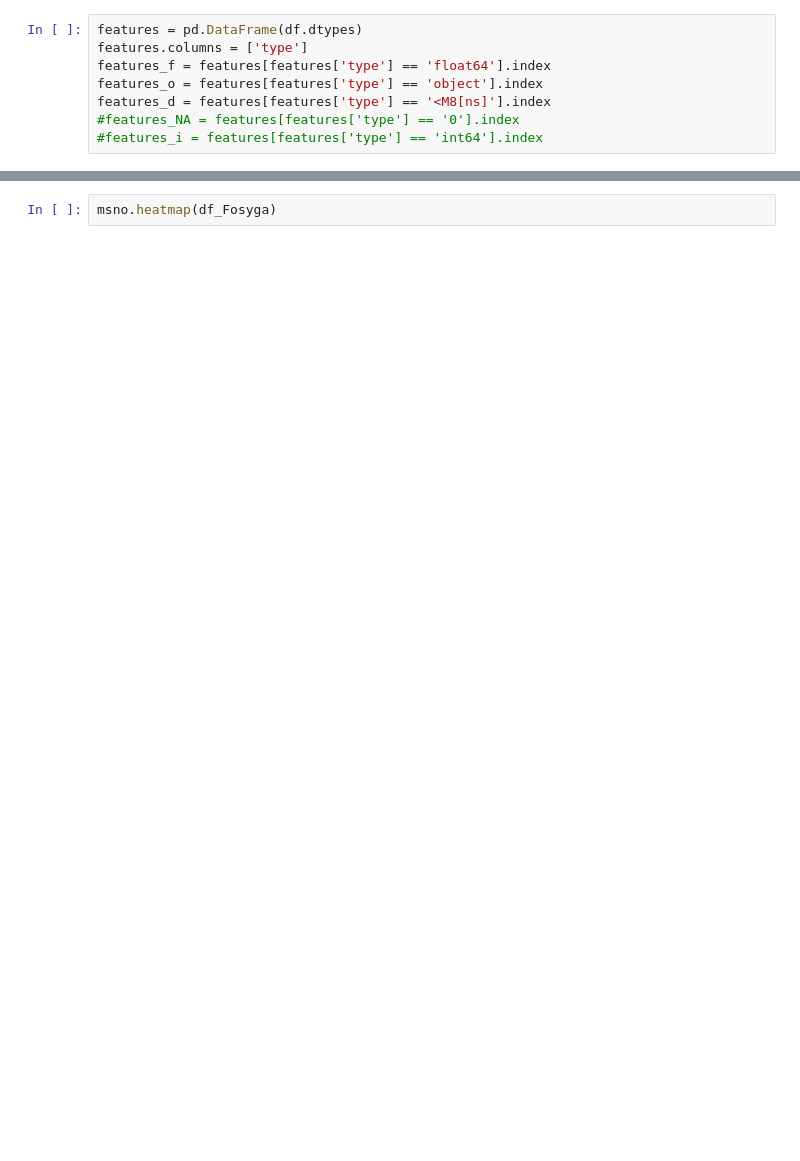
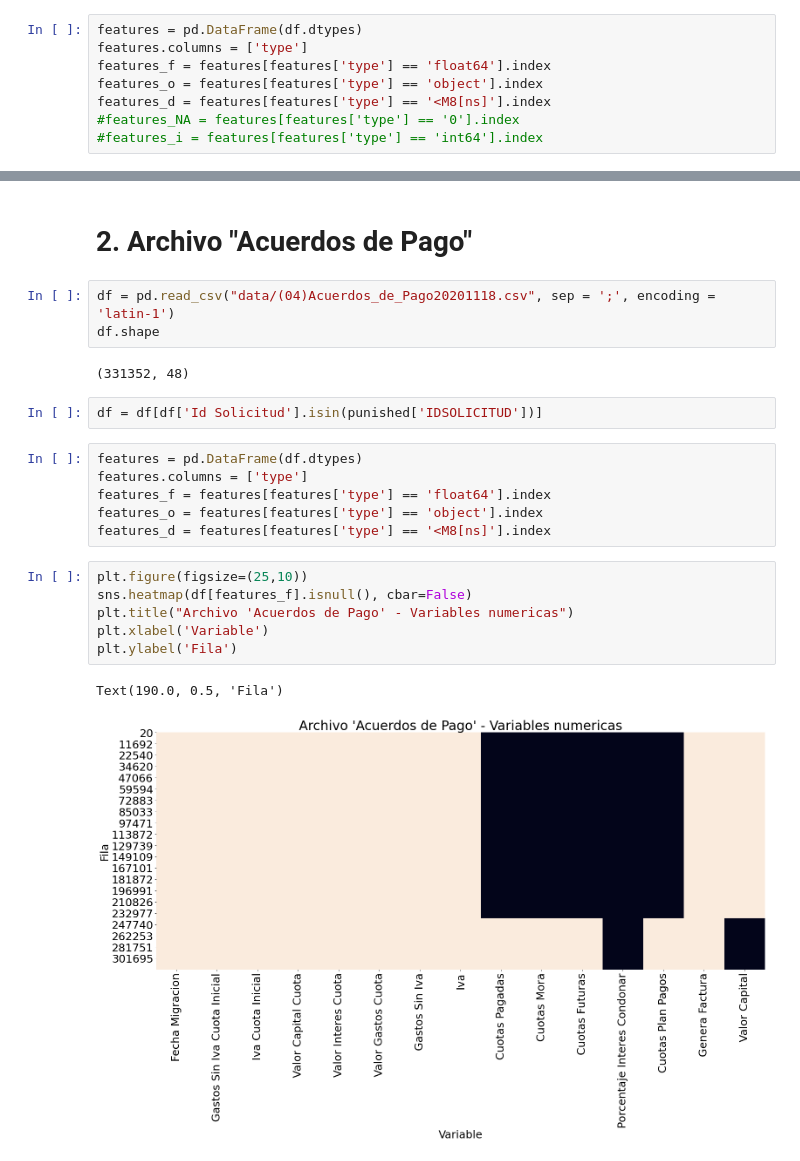
Before and after one commit to jebeltranb/ICETEX, a Jupyter notebook: EDA_Punished_Portfolio.ipynb, the cells around one changed output, grey strips where cells are left out. Drawn from its saved outputs; the diff is of its cells as text; blank space fills up the shorter version.

```diff
--- a/EDA_Punished_Portfolio.ipynb
+++ b/EDA_Punished_Portfolio.ipynb
@@ -102,2 +115,24 @@ sns.heatmap(df_Fosyga.isnull(), cbar=False)
-# %%
-msno.heatmap(df_Fosyga)
+# %% [markdown]
+# 2. Archivo "Acuerdos de Pago"
+# %%
+df = pd.read_csv("data/(04)Acuerdos_de_Pago20201118.csv", sep = ';', encoding = 'latin-1')
+df.shape
+# %% [output]
+(331352, 48)
+# %%
+df = df[df['Id Solicitud'].isin(punished['IDSOLICITUD'])]
+# %%
+features = pd.DataFrame(df.dtypes)
+features.columns = ['type']
+features_f = features[features['type'] == 'float64'].index
+features_o = features[features['type'] == 'object'].index
+features_d = features[features['type'] == '<M8[ns]'].index
+# %%
+plt.figure(figsize=(25,10))
+sns.heatmap(df[features_f].isnull(), cbar=False)
+plt.title("Archivo 'Acuerdos de Pago' - Variables numericas")
+plt.xlabel('Variable')
+plt.ylabel('Fila')
+# %% [output]
+Text(190.0, 0.5, 'Fila')
+[figure, added]
```
Also changed, not shown: parts of 56 cells of this notebook.
